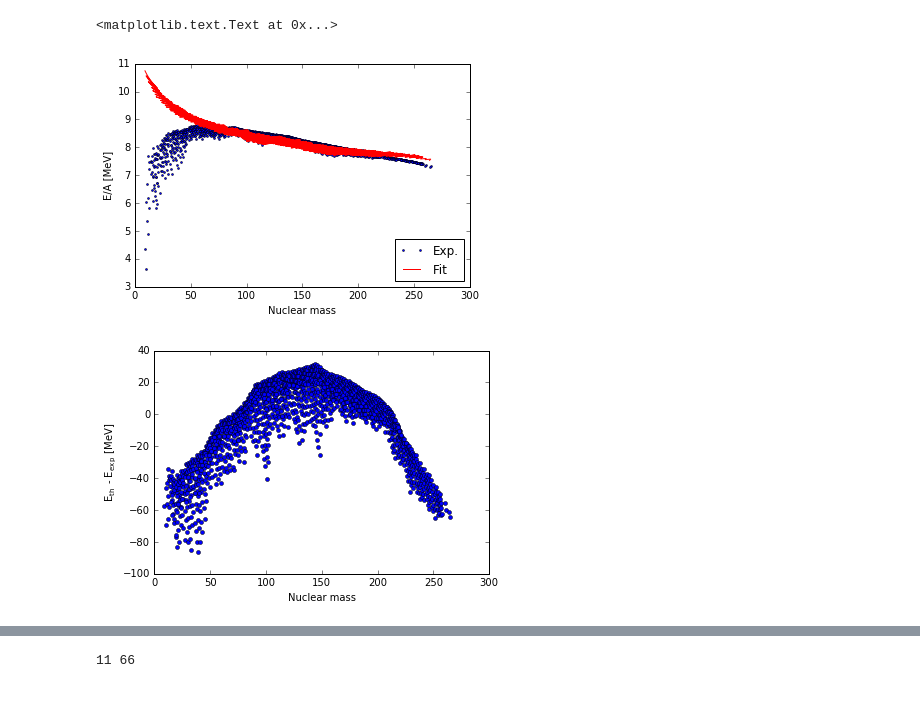
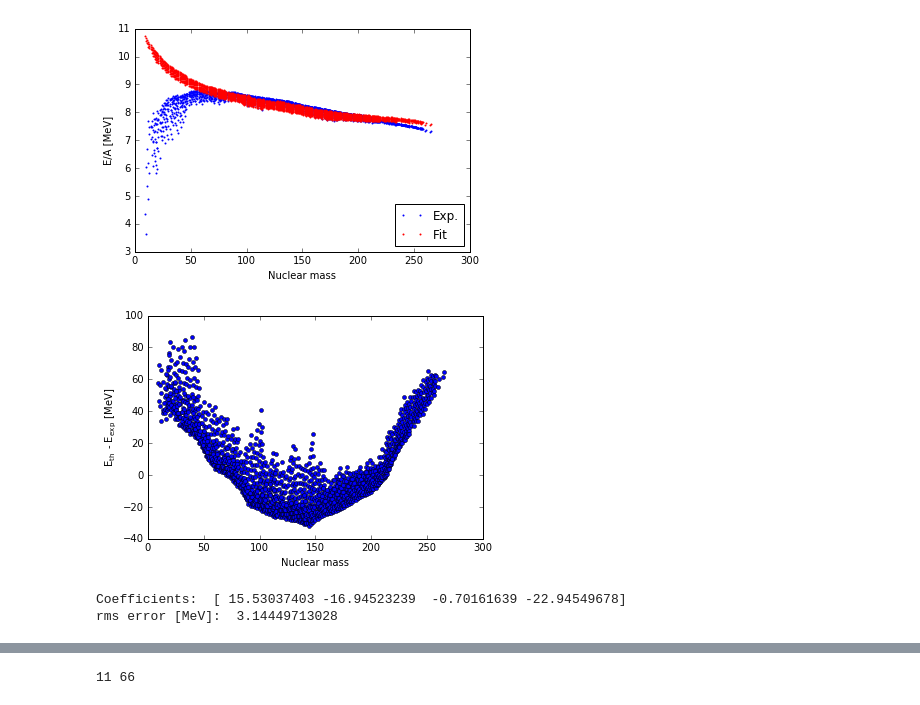
Before and after one commit to tmarketin/SemiempiricalMassFormula, a Jupyter notebook: Nuclear binding energies and semiempirical mass formula.ipynb, the cells around one changed output, grey strips where cells are left out. Drawn from its saved outputs; the diff is of its cells as text; code cells hidden in the pictures.

```diff
--- a/Nuclear binding energies and semiempirical mass formula.ipynb
+++ b/Nuclear binding energies and semiempirical mass formula.ipynb
@@ -65,7 +65,7 @@ for a in range(len(nmass)):
     shell_eff[a] = sheff(nneutron[a],nproton[a])
 
 # measurements
-data_y = data_raw[:,3]
+data_y = -data_raw[:,3]
 # %%
 # First only use the linear term in nuclear mass
 data_x = nmass
@@ -146,17 +148,31 @@ rms error [MeV]:  24.6843340771
 # %%
 # Figures for the third fit
 plt.figure(5)
-plt.plot(nmass,-data_y/nmass,'bo',markersize = 2)
-plt.plot(nmass,-data_y_th/nmass,'r-')
+plt.plot(nmass,data_y/nmass,'bo', markersize = 2, markeredgewidth = 0.0)
+plt.plot(nmass,data_y_th/nmass,'ro', markersize = 2, markeredgewidth = 0.0)
 plt.xlabel("Nuclear mass")
 plt.ylabel("E/A [MeV]")
 plt.legend(("Exp.","Fit"),loc = "lower right")
+plt.show(5)
 
 plt.figure(6)
 plt.plot(nmass,(data_y_th - data_y),'bo', markersize = 4)
 plt.xlabel("Nuclear mass")
 plt.ylabel('$\mathregular{E_{th}}$ - $\mathregular{E_{exp}}$ [MeV]')
+plt.show(6)
 # %% [output]
-<matplotlib.text.Text at 0x...>
-[figure, old version]
+[figure, new version]
-[figure, old version]
+[figure, new version]
+# %%
+# Including the asymmetry term
+asym = np.power(nmass - 2*nproton,2.0)/nmass
+data_x = np.column_stack([nmass, surf, coul, asym])
+
+regr.fit(data_x,data_y)
+data_y_th = regr.predict(data_x)
+
+print("Coefficients: ",regr.coef_)
+print("rms error [MeV]: ", rmserror(data_y_th,data_y))
+# %% [output]
+Coefficients:  [ 15.53037403 -16.94523239  -0.70161639 -22.94549678]
+rms error [MeV]:  3.14449713028
```
Also changed, not shown: parts of 9 cells of this notebook.
